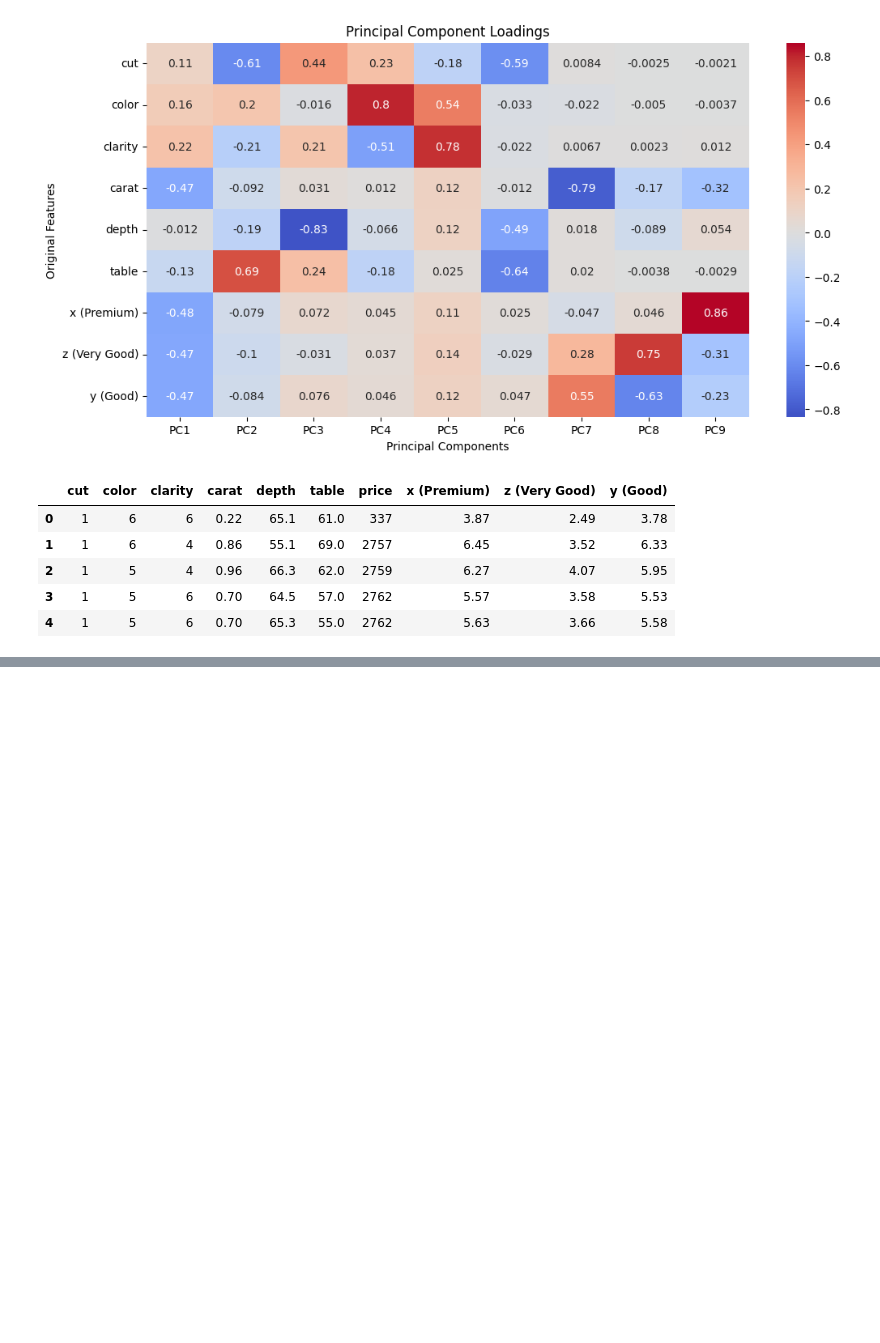
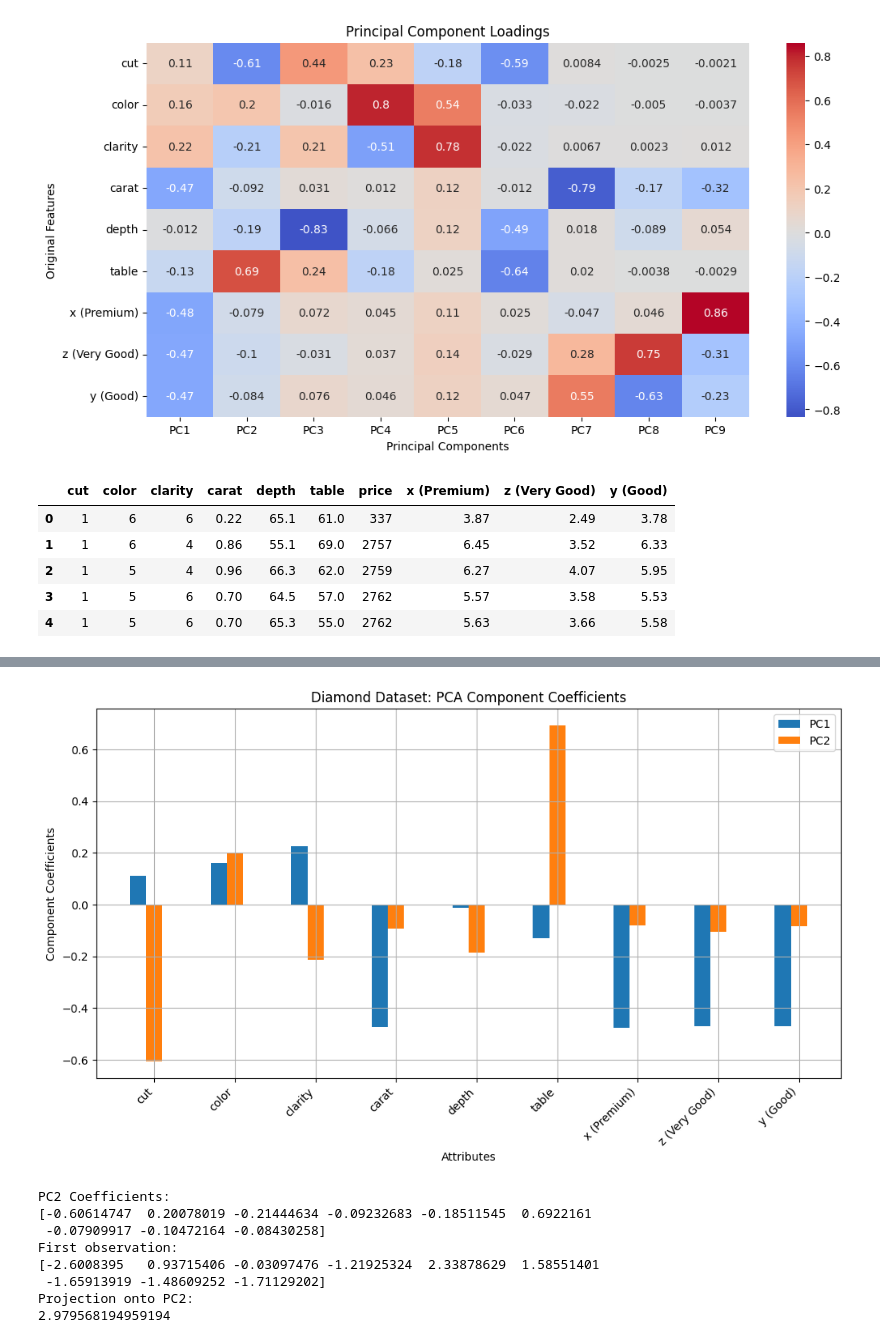
Before and after one commit to Mioupytjh/ML-and-DM, a Jupyter notebook: pca2.ipynb, the cells around one changed output, grey strips where cells are left out. Saved outputs shown, nothing was run; the diff lists cells and outputs as text; code cells hidden in the pictures; blank space fills up the shorter version.

Commit message:
Histogram loading plot for PC1 and PC2

```diff
--- a/pca2.ipynb
+++ b/pca2.ipynb
@@ -269,0 +270,44 @@ plt.show()
+# %%
+df_numeric = df.select_dtypes(include=[np.number])
+attributeNames = df_numeric.columns.drop('price')
+
+pcs = [0, 1]  # First two principal components
+legendStrs = [f"PC{e + 1}" for e in pcs]
+bw = 0.2  # Bar width
+r = np.arange(1, M + 1)
+
+# Plot the PCA component coefficients
+plt.figure(figsize=(12, 6))
+for i in pcs:
+    plt.bar(r + i * bw, V[:, i], width=bw, label=f"PC{i + 1}")
+
+plt.xticks(r + bw, attributeNames, rotation=45, ha="right")
+plt.xlabel("Attributes")
+plt.ylabel("Component Coefficients")
+plt.legend()
+plt.grid()
+plt.title("Diamond Dataset: PCA Component Coefficients")
+plt.show()
+
+# Print the coefficients of the second principal component
+print("PC2 Coefficients:")
+print(V[:, 1].T)
+
+# Projection of a specific sample onto PC2
+sample_index = 0  # Choosing the first observation
+print("First observation:")
+print(Y[sample_index, :])
+
+# Compute and print the projection of the first observation onto PC2
+print("Projection onto PC2:")
+print(Y[sample_index, :] @ V[:, 1])
+# %% [output]
+[figure, added]
+PC2 Coefficients:
+[-0.60614747  0.20078019 -0.21444634 -0.09232683 -0.18511545  0.6922161
+ -0.07909917 -0.10472164 -0.08430258]
+First observation:
+[-2.6008395   0.93715406 -0.03097476 -1.21925324  2.33878629  1.58551401
+ -1.65913919 -1.48609252 -1.71129202]
+Projection onto PC2:
+2.979568194959194
```
Also changed, not shown: parts of 5 cells of this notebook.
